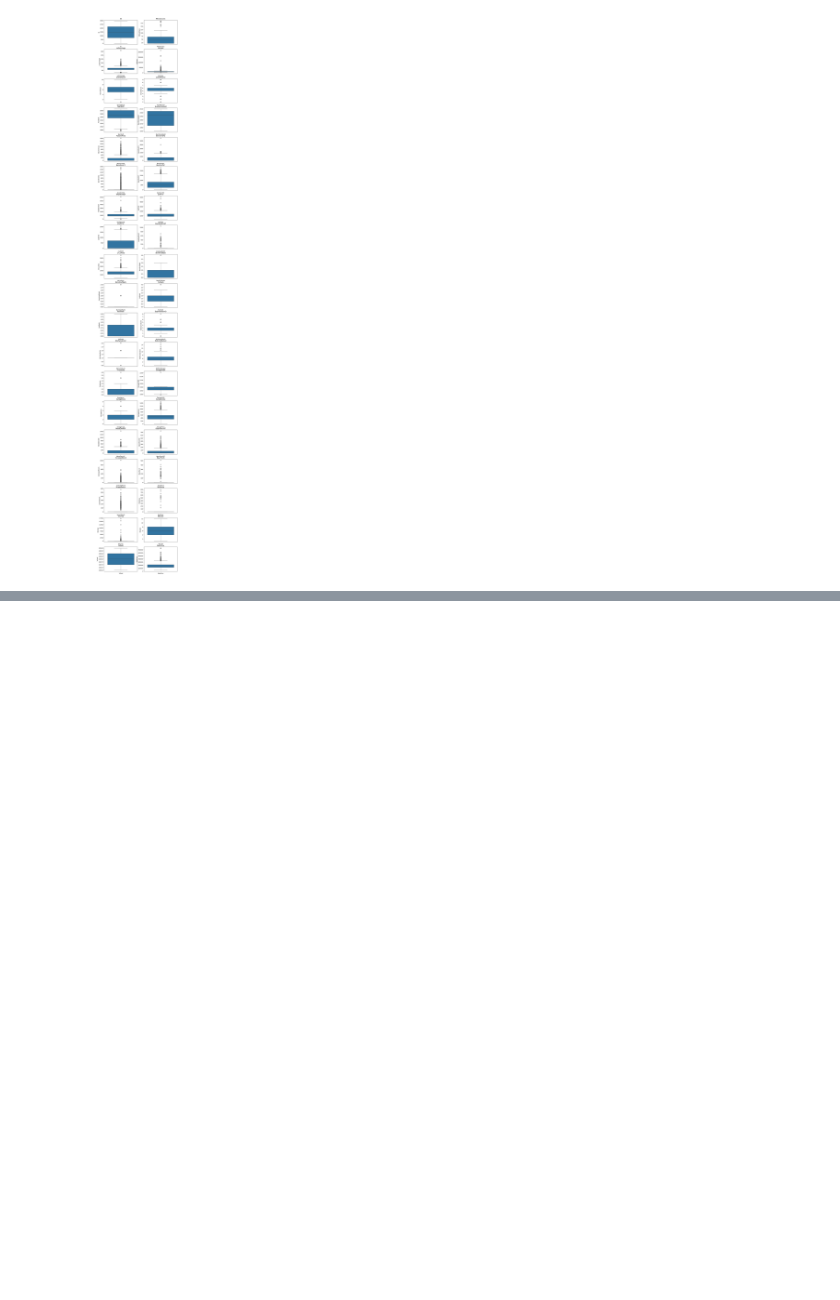
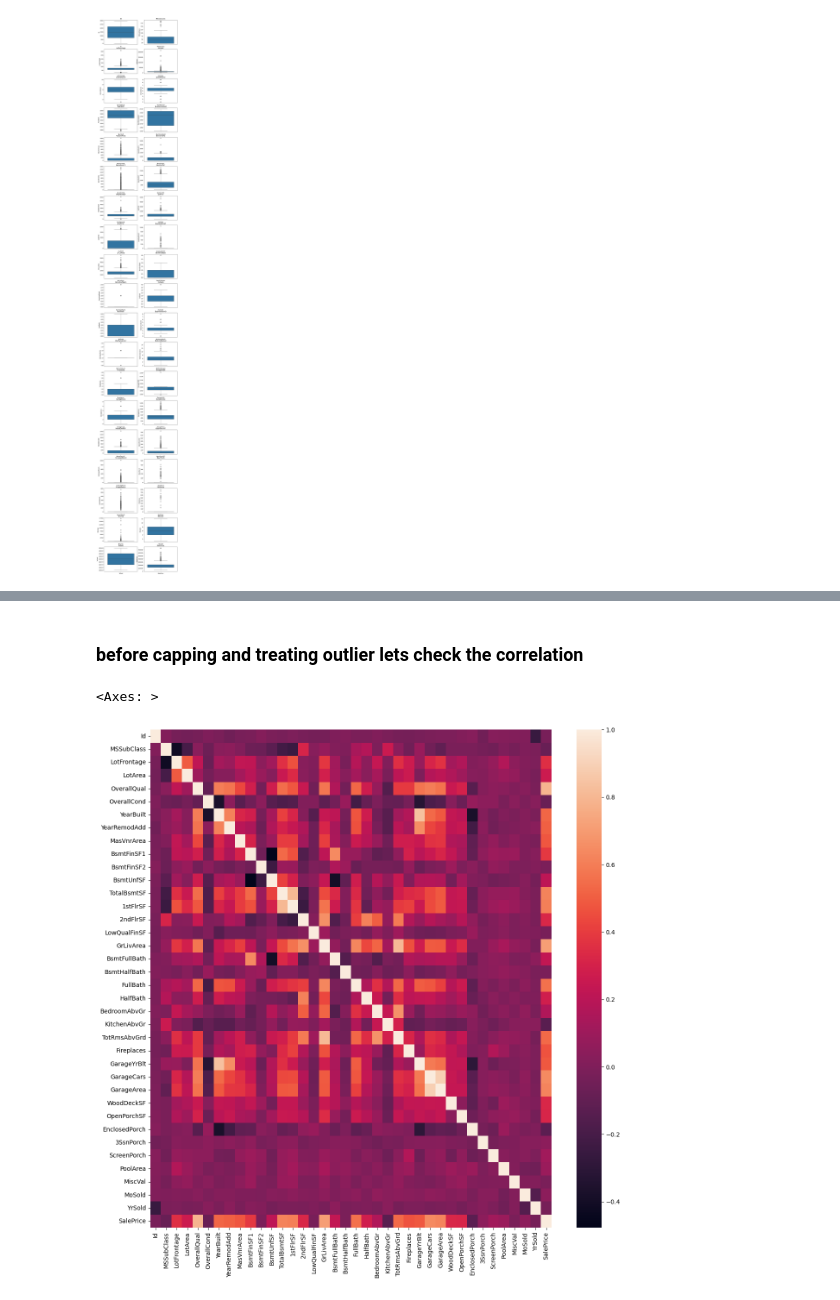
Before and after one commit to prasadPattuvamVeedu/LinearRegression_model_kaggle_competition, a Jupyter notebook: ML_model_kaggle.ipynb, the cells around one changed output, grey strips where cells are left out. Drawn from its saved outputs; the diff is of its cells as text; code cells hidden in the pictures; blank space fills up the shorter version.

```diff
--- a/ML_model_kaggle.ipynb
+++ b/ML_model_kaggle.ipynb
@@ -129,0 +172,11 @@ plt.show()
+# %% [markdown]
+<h3>before capping and treating outlier lets check the correlation</h3>
+# %%
+
+housing_data_corr=housing_data[numerical_columns].corr()
+# %%
+plt.figure(figsize=(15,15))
+sns.heatmap(housing_data_corr)
+# %% [output]
+<Axes: >
+[figure, added]
```
Also changed, not shown: parts of 13 cells of this notebook, 1 other file.
